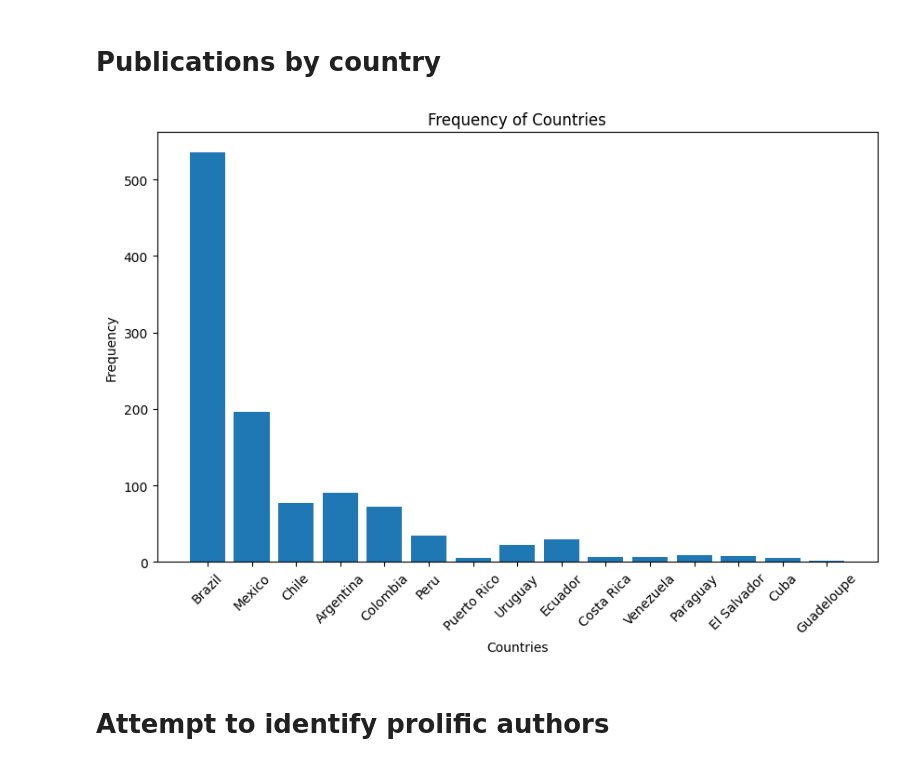
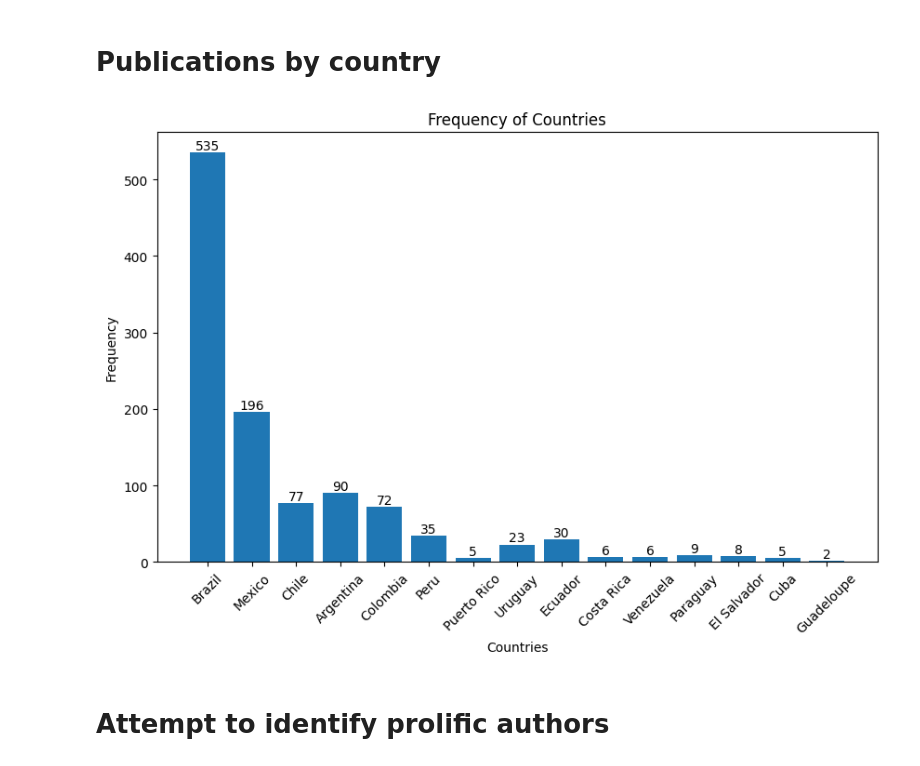
Before and after one commit to casco/qse-latam-slr, a Jupyter notebook: analysis.ipynb, the cells around one changed output. Saved outputs shown, nothing was run; the diff lists cells and outputs as text; code cells hidden in the pictures.

```diff
--- a/analysis.ipynb
+++ b/analysis.ipynb
@@ -46,20 +46,25 @@ inject_detected_countries_to(dfs)
 # %%
 # Flatten the 'countries' column to get a single list of countries
 all_countries = [country for sublist in dfs['countries'] for country in sublist]
 
 # Count the frequency of each country
 country_counts = dict(Counter(all_countries))
 
 # Plotting the frequency of countries
 plt.figure(figsize=(10, 6))
-plt.bar(country_counts.keys(), country_counts.values())
+bars = plt.bar(country_counts.keys(), country_counts.values())
+
+# Agregar los valores en la parte superior de cada barra
+for bar, value in zip(bars, country_counts.values()):
+    plt.text(bar.get_x() + bar.get_width() / 2, bar.get_height(), str(value), ha='center', va='bottom')
+
 plt.title('Frequency of Countries')
 plt.xlabel('Countries')
 plt.ylabel('Frequency')
 plt.xticks(rotation=45)  # Rotate x-axis labels for better readability if needed
 plt.show()
 # %% [output]
-[figure, old version]
+[figure, new version]
 # %% [markdown]
 # Attempt to identify prolific authors
 # %%
```
Also changed, not shown: parts of 2 cells of this notebook.
